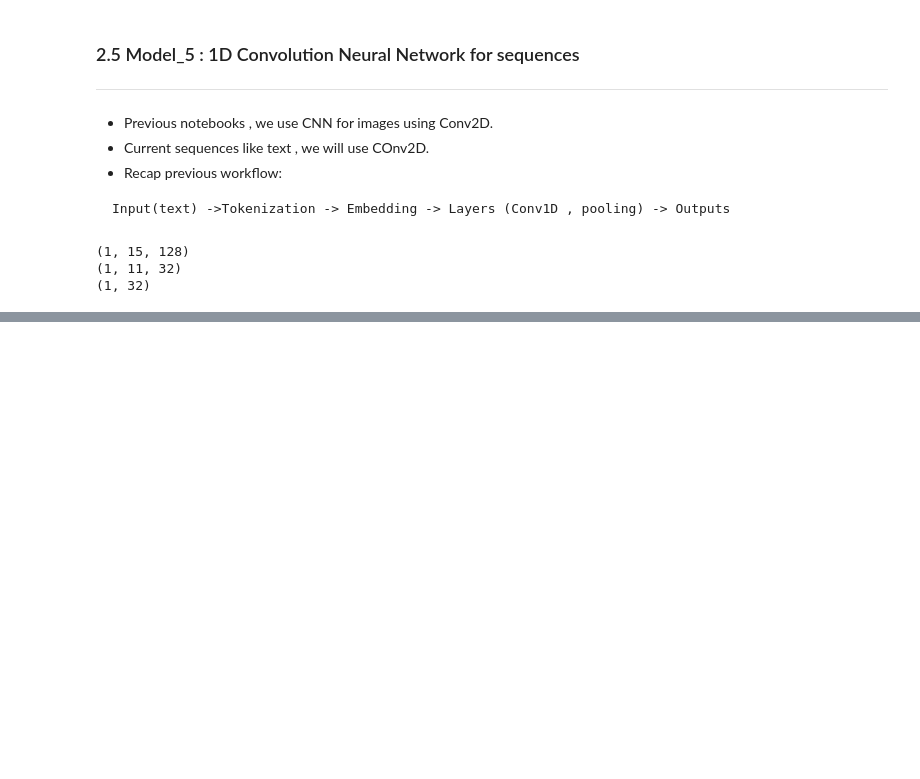
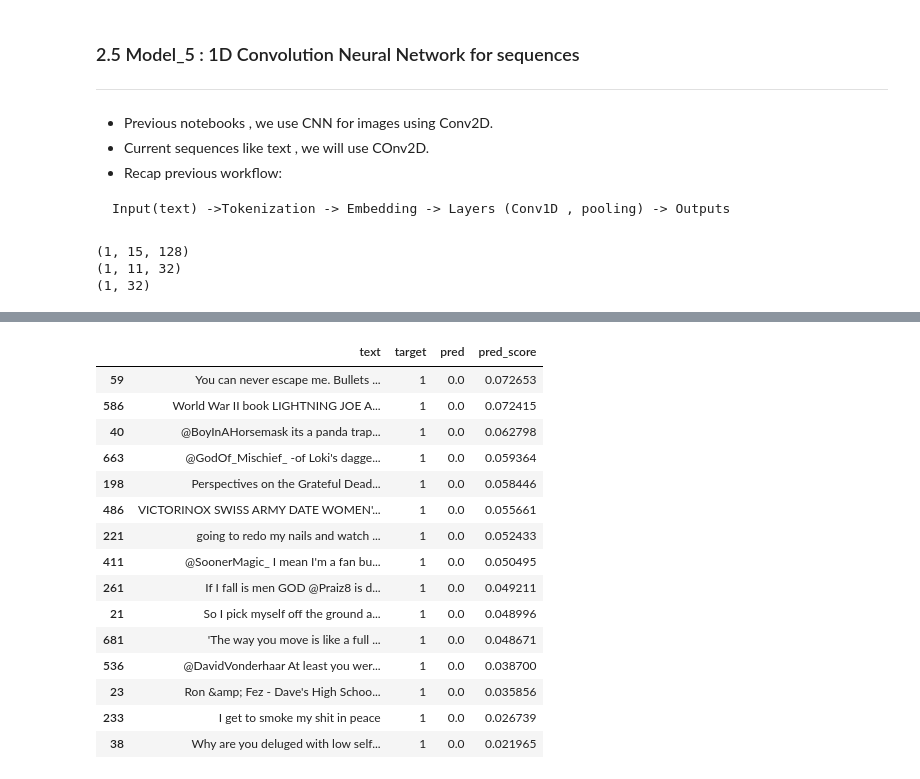
Before and after one commit to 86lekwenshiung/Neural-Network-with-Tensorflow, a Jupyter notebook: 07_Natural_Language_Processing_in_Tensorflow.ipynb, the cells around one changed output, grey strips where cells are left out. Saved outputs shown, nothing was run; the diff lists cells and outputs as text; code cells hidden in the pictures; blank space fills up the shorter version.

```diff
--- a/07_Natural_Language_Processing_in_Tensorflow.ipynb
+++ b/07_Natural_Language_Processing_in_Tensorflow.ipynb
@@ -1082,0 +1615,20 @@ ___
+# %%
+# Visualing False Negative
+df_most_wrong.tail(15)
+# %% [output]
+|  | text | target | pred | pred_score |
+| 59 | You can never escape me. Bullets ... | 1 | 0.0 | 0.072653 |
+| 586 | World War II book LIGHTNING JOE A... | 1 | 0.0 | 0.072415 |
+| 40 | @BoyInAHorsemask its a panda trap... | 1 | 0.0 | 0.062798 |
+| 663 | @GodOf_Mischief_ -of Loki's dagge... | 1 | 0.0 | 0.059364 |
+| 198 | Perspectives on the Grateful Dead... | 1 | 0.0 | 0.058446 |
+| 486 | VICTORINOX SWISS ARMY DATE WOMEN'... | 1 | 0.0 | 0.055661 |
+| 221 | going to redo my nails and watch ... | 1 | 0.0 | 0.052433 |
+| 411 | @SoonerMagic_ I mean I'm a fan bu... | 1 | 0.0 | 0.050495 |
+| 261 | If I fall is men GOD @Praiz8 is d... | 1 | 0.0 | 0.049211 |
+| 21 | So I pick myself off the ground a... | 1 | 0.0 | 0.048996 |
+| 681 | 'The way you move is like a full ... | 1 | 0.0 | 0.048671 |
+| 536 | @DavidVonderhaar At least you wer... | 1 | 0.0 | 0.038700 |
+| 23 | Ron &amp; Fez - Dave's High Schoo... | 1 | 0.0 | 0.035856 |
+| 233 | I get to smoke my shit in peace | 1 | 0.0 | 0.026739 |
+| 38 | Why are you deluged with low self... | 1 | 0.0 | 0.021965 |
```
Also changed, not shown: parts of 79 cells of this notebook.
